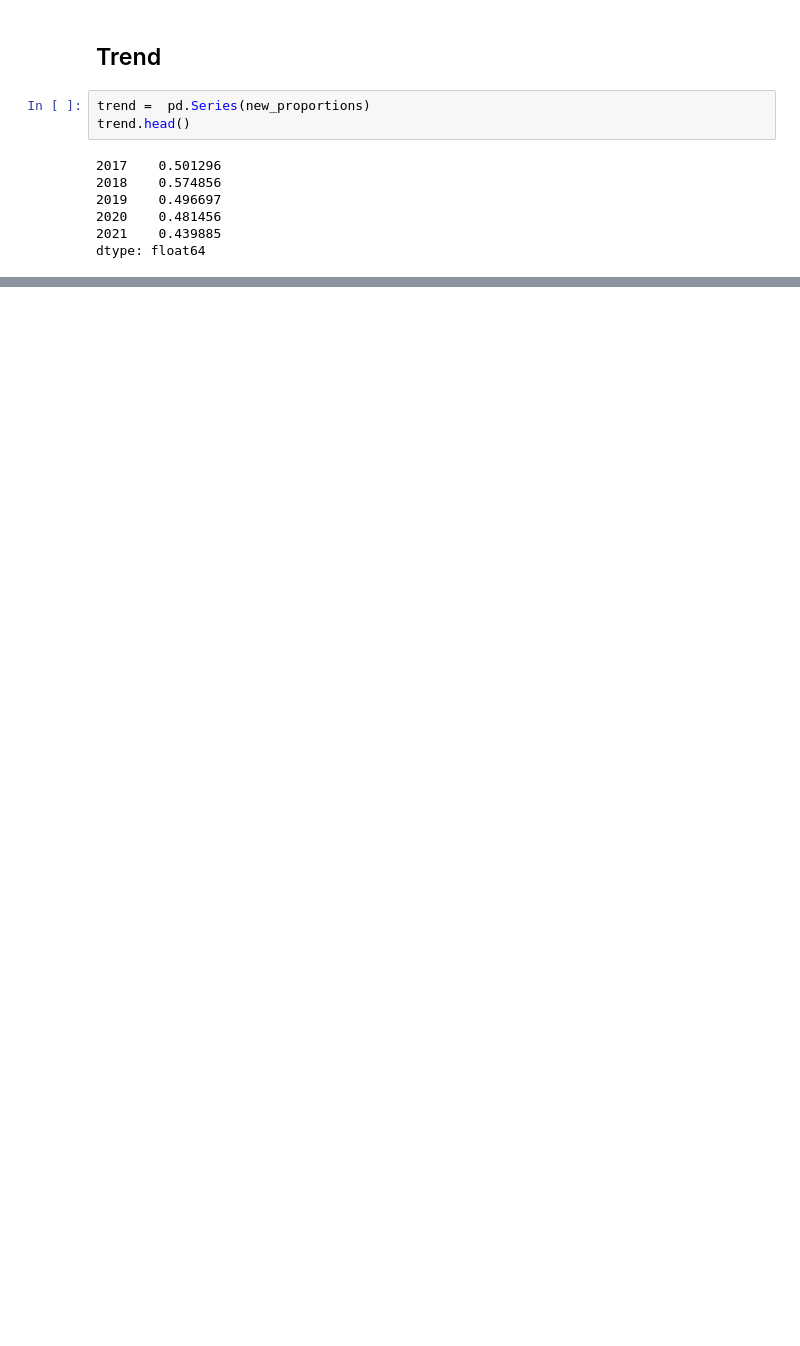
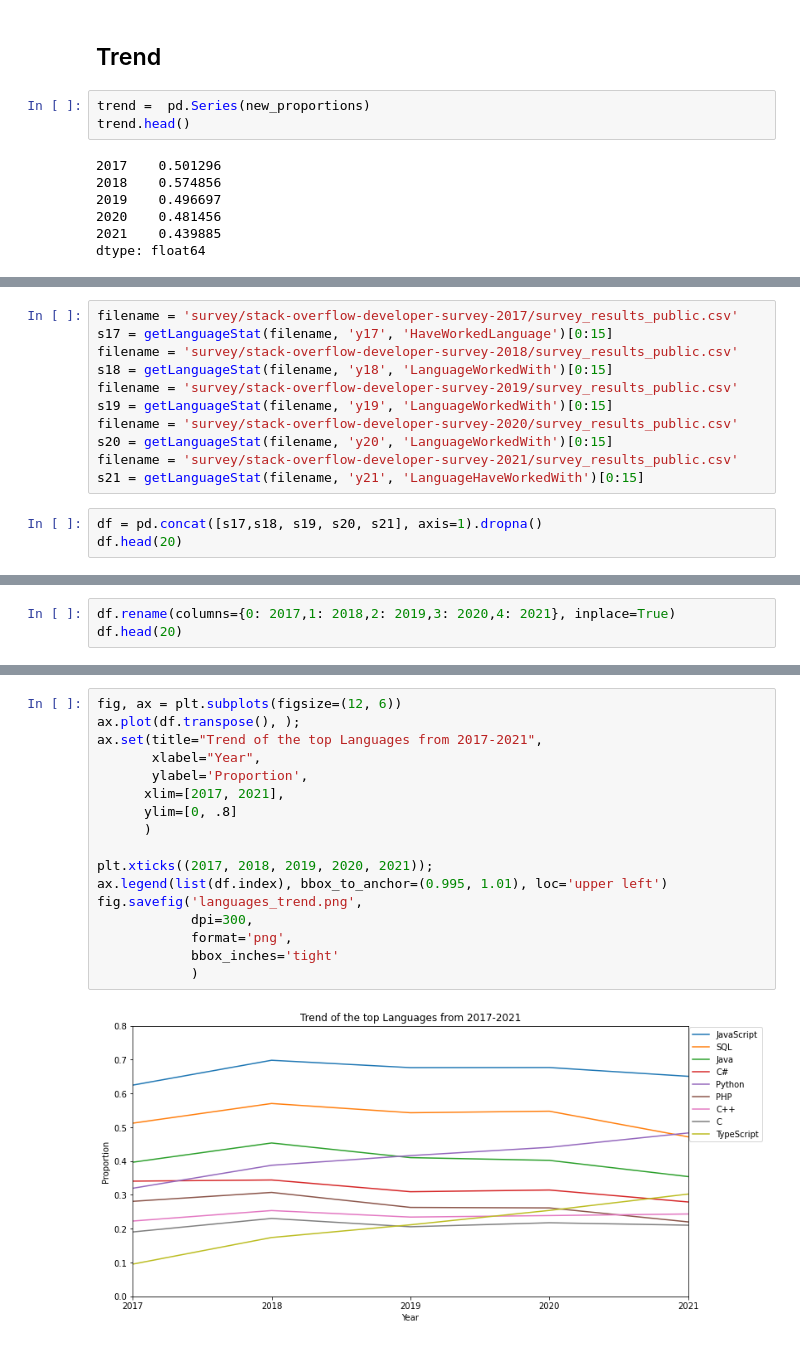
Before and after one commit to ydebessu/DataScienceBlog, a Jupyter notebook: project.ipynb, the cells around one changed output, grey strips where cells are left out. Cells and saved outputs as stored; diff of their text form; blank space fills up the shorter version.

```diff
--- a/project.ipynb
+++ b/project.ipynb
@@ -151,0 +201,14 @@ plt.show()
+# %%
+filename = 'survey/stack-overflow-developer-survey-2017/survey_results_public.csv'
+s17 = getLanguageStat(filename, 'y17', 'HaveWorkedLanguage')[0:15]
+filename = 'survey/stack-overflow-developer-survey-2018/survey_results_public.csv'
+s18 = getLanguageStat(filename, 'y18', 'LanguageWorkedWith')[0:15]
+filename = 'survey/stack-overflow-developer-survey-2019/survey_results_public.csv'
+s19 = getLanguageStat(filename, 'y19', 'LanguageWorkedWith')[0:15]
+filename = 'survey/stack-overflow-developer-survey-2020/survey_results_public.csv'
+s20 = getLanguageStat(filename, 'y20', 'LanguageWorkedWith')[0:15]
+filename = 'survey/stack-overflow-developer-survey-2021/survey_results_public.csv'
+s21 = getLanguageStat(filename, 'y21', 'LanguageHaveWorkedWith')[0:15]
+# %%
+df = pd.concat([s17,s18, s19, s20, s21], axis=1).dropna()
+df.head(20)
@@ -151,0 +226,3 @@ plt.show()
+# %%
+df.rename(columns={0: 2017,1: 2018,2: 2019,3: 2020,4: 2021}, inplace=True)
+df.head(20)
@@ -151,0 +240,19 @@ plt.show()
+# %%
+fig, ax = plt.subplots(figsize=(12, 6))
+ax.plot(df.transpose(), );
+ax.set(title="Trend of the top Languages from 2017-2021",
+       xlabel="Year",
+       ylabel='Proportion',
+      xlim=[2017, 2021],
+      ylim=[0, .8]
+      )
+
+plt.xticks((2017, 2018, 2019, 2020, 2021));
+ax.legend(list(df.index), bbox_to_anchor=(0.995, 1.01), loc='upper left')
+fig.savefig('languages_trend.png',
+            dpi=300,
+            format='png',
+            bbox_inches='tight'
+            )
+# %% [output]
+[figure, added]
```
Also changed, not shown: parts of 10 cells of this notebook, 2 other files.
